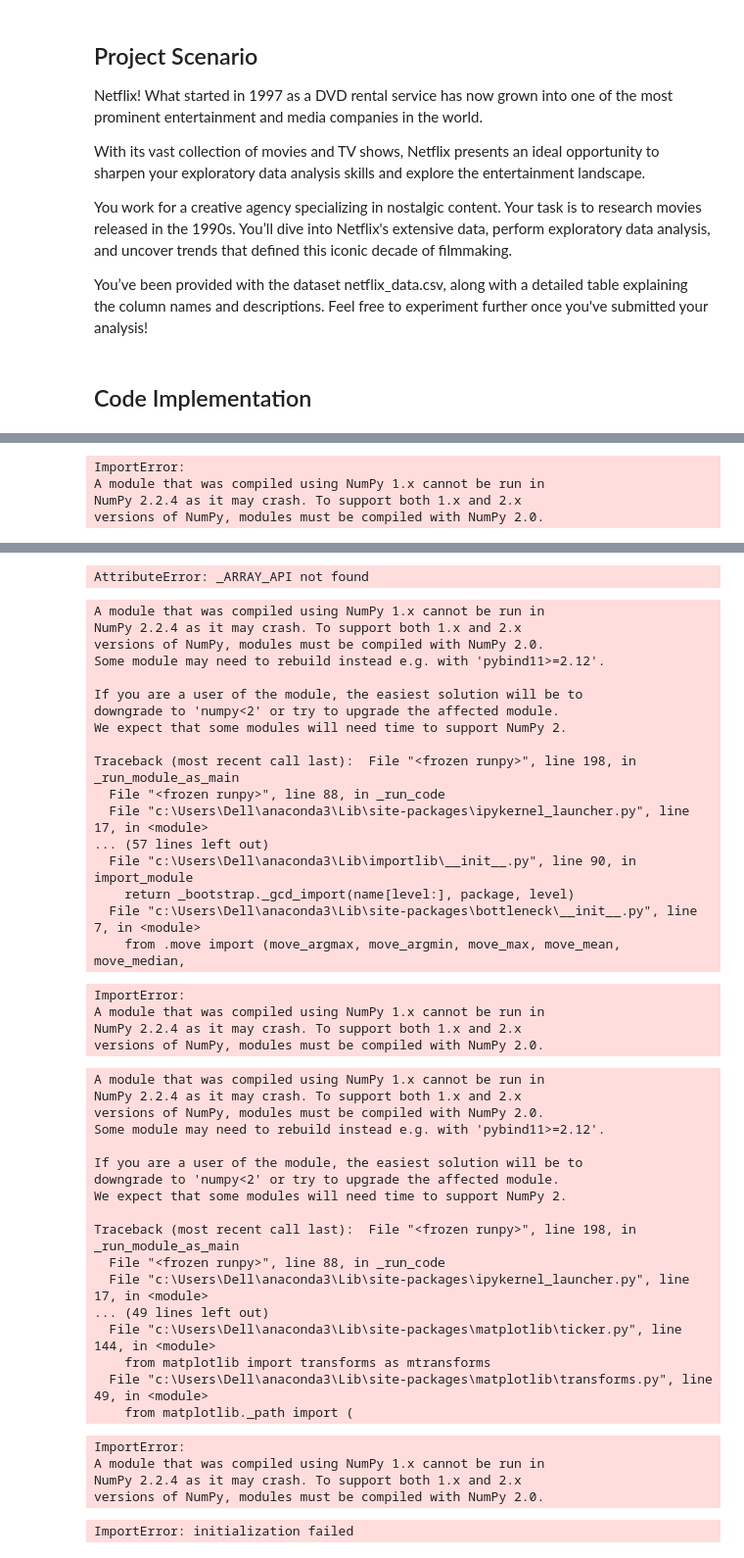
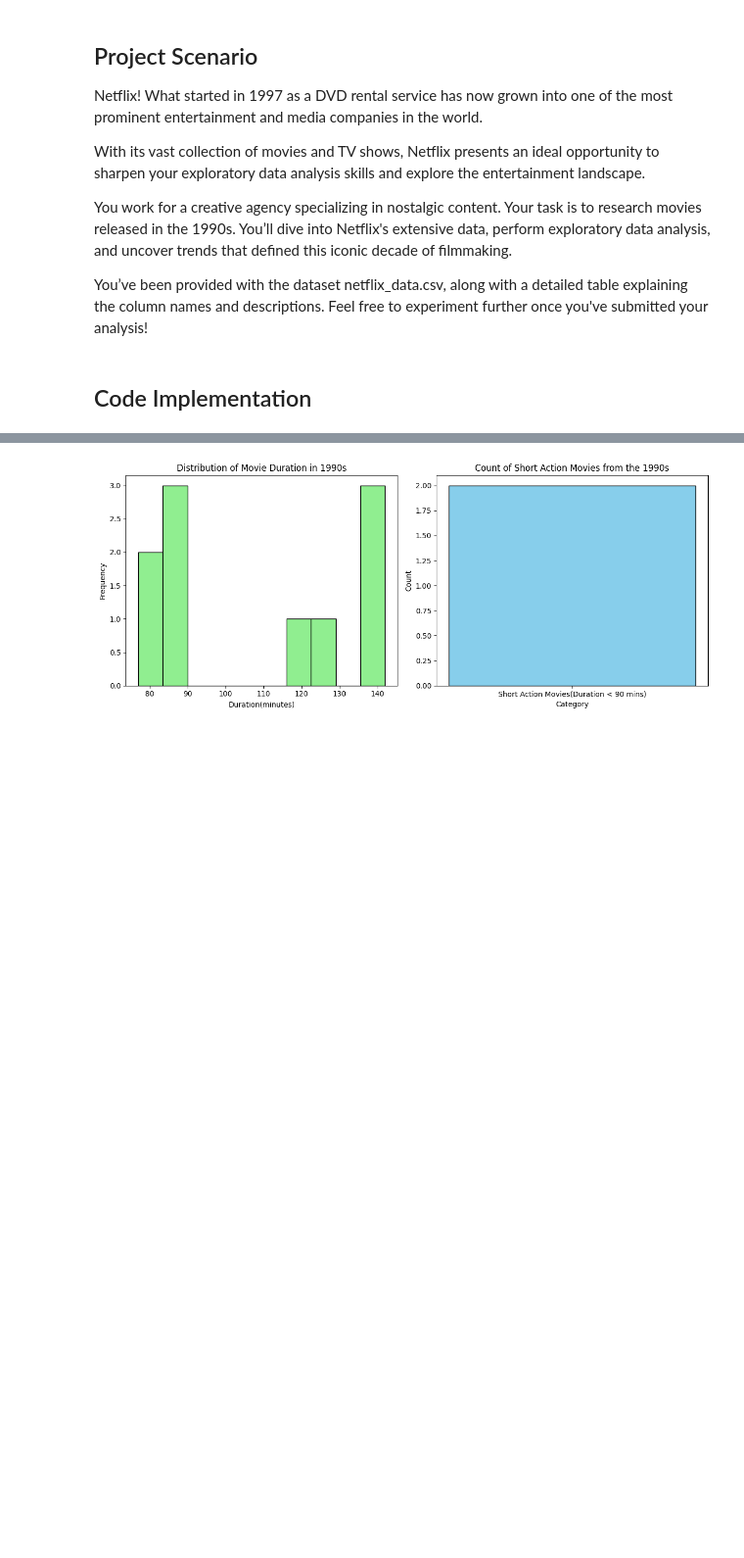
Before and after one commit to kar137/Investigating-Netflix-Movies, a Jupyter notebook: project.ipynb, the cells around one changed output, grey strips where cells are left out. Shown at 98% size. Drawn from its saved outputs; the diff is of its cells as text; code cells hidden in the pictures; blank space fills up the shorter version.

Commit message:
Add appropriate graphs for visualization

```diff
--- a/project.ipynb
+++ b/project.ipynb
@@ -23,9 +23,29 @@ movies = netflix_df[(netflix_df["type"]=="Movie") & (netflix_df["release_year"]>
 duration = int(movies["duration"].mode()[0])  #Selects the first mode from mode list which is the most frequent duration
 
 short_action_movies = movies[(movies["duration"] < 90) & (movies["genre"].str.contains("Action", case=False, na=False))]    #filters only short action movies
-plt.hist()
 
 short_movie_count = short_action_movies.shape[0]   #gives the number of rows there which is the movies
 
 print(short_movie_count)
+
+# Create a figure with two subplots (1 row, 2 columns)
+fig, axes = plt.subplots(1, 2, figsize=(12, 5))
+
+# Histogram for movie duration distribution
+axes[0].hist(movies["duration"], bins=10, color="lightgreen", edgecolor="black")
+axes[0].set_title("Distribution of Movie Duration in 1990s")
+axes[0].set_xlabel("Duration(minutes)")
+axes[0].set_ylabel("Frequency")
+
+# Bar chart for count of short action movies
+axes[1].bar(['Short Action Movies(Duration < 90 mins)'], [short_movie_count], color='skyblue', edgecolor="black")
+axes[1].set_title('Count of Short Action Movies from the 1990s')
+axes[1].set_xlabel('Category')
+axes[1].set_ylabel('Count')
+
+# Adjust layout for better spacing
+plt.tight_layout()
+
+# Show the plots
+plt.show()
 # %% [output]
@@ -70,4 +52,0 @@ Traceback (most recent call last):  File "<frozen runpy>", line 198, in _run_mod
-ImportError:
-A module that was compiled using NumPy 1.x cannot be run in
-NumPy 2.2.4 as it may crash. To support both 1.x and 2.x
-versions of NumPy, modules must be compiled with NumPy 2.0.
@@ -91,44 +53 @@ Traceback (most recent call last):  File "<frozen runpy>", line 198, in _run_mod
-AttributeError: _ARRAY_API not found
-A module that was compiled using NumPy 1.x cannot be run in
-NumPy 2.2.4 as it may crash. To support both 1.x and 2.x
-versions of NumPy, modules must be compiled with NumPy 2.0.
-Some module may need to rebuild instead e.g. with 'pybind11>=2.12'.
-
-If you are a user of the module, the easiest solution will be to
-downgrade to 'numpy<2' or try to upgrade the affected module.
-We expect that some modules will need time to support NumPy 2.
-
-Traceback (most recent call last):  File "<frozen runpy>", line 198, in _run_module_as_main
-  File "<frozen runpy>", line 88, in _run_code
-  File "c:\Users\Dell\anaconda3\Lib\site-packages\ipykernel_launcher.py", line 17, in <module>
-... (57 lines left out)
-  File "c:\Users\Dell\anaconda3\Lib\importlib\__init__.py", line 90, in import_module
-    return _bootstrap._gcd_import(name[level:], package, level)
-  File "c:\Users\Dell\anaconda3\Lib\site-packages\bottleneck\__init__.py", line 7, in <module>
-    from .move import (move_argmax, move_argmin, move_max, move_mean, move_median,
-ImportError:
-A module that was compiled using NumPy 1.x cannot be run in
-NumPy 2.2.4 as it may crash. To support both 1.x and 2.x
-versions of NumPy, modules must be compiled with NumPy 2.0.
-A module that was compiled using NumPy 1.x cannot be run in
-NumPy 2.2.4 as it may crash. To support both 1.x and 2.x
-versions of NumPy, modules must be compiled with NumPy 2.0.
-Some module may need to rebuild instead e.g. with 'pybind11>=2.12'.
-
-If you are a user of the module, the easiest solution will be to
-downgrade to 'numpy<2' or try to upgrade the affected module.
-We expect that some modules will need time to support NumPy 2.
-
-Traceback (most recent call last):  File "<frozen runpy>", line 198, in _run_module_as_main
-  File "<frozen runpy>", line 88, in _run_code
-  File "c:\Users\Dell\anaconda3\Lib\site-packages\ipykernel_launcher.py", line 17, in <module>
-... (49 lines left out)
-  File "c:\Users\Dell\anaconda3\Lib\site-packages\matplotlib\ticker.py", line 144, in <module>
-    from matplotlib import transforms as mtransforms
-  File "c:\Users\Dell\anaconda3\Lib\site-packages\matplotlib\transforms.py", line 49, in <module>
-    from matplotlib._path import (
-ImportError:
-A module that was compiled using NumPy 1.x cannot be run in
-NumPy 2.2.4 as it may crash. To support both 1.x and 2.x
-versions of NumPy, modules must be compiled with NumPy 2.0.
-ImportError: initialization failed
+[figure, added]
```
Also changed, not shown: parts of 1 cell of this notebook, 1 other file.
